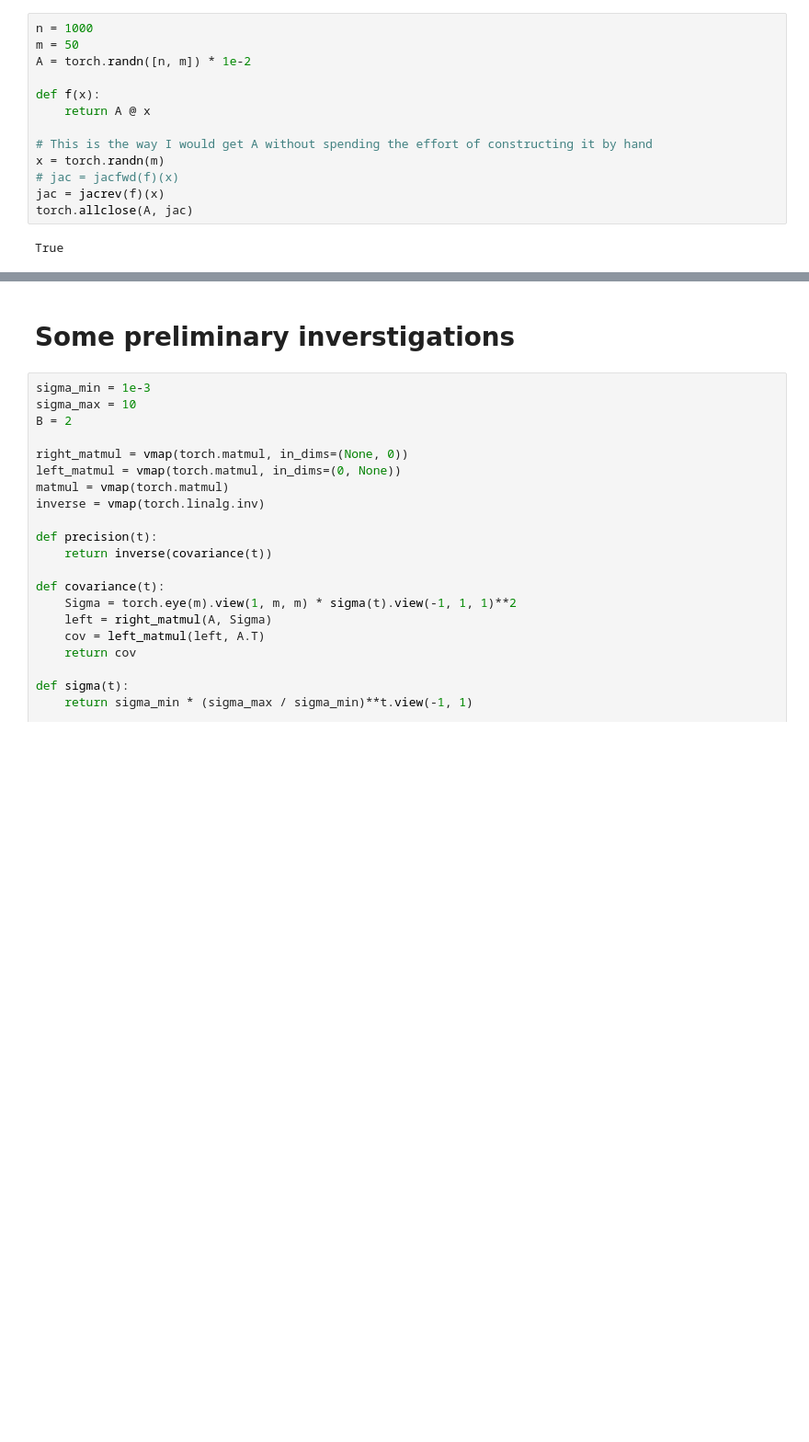
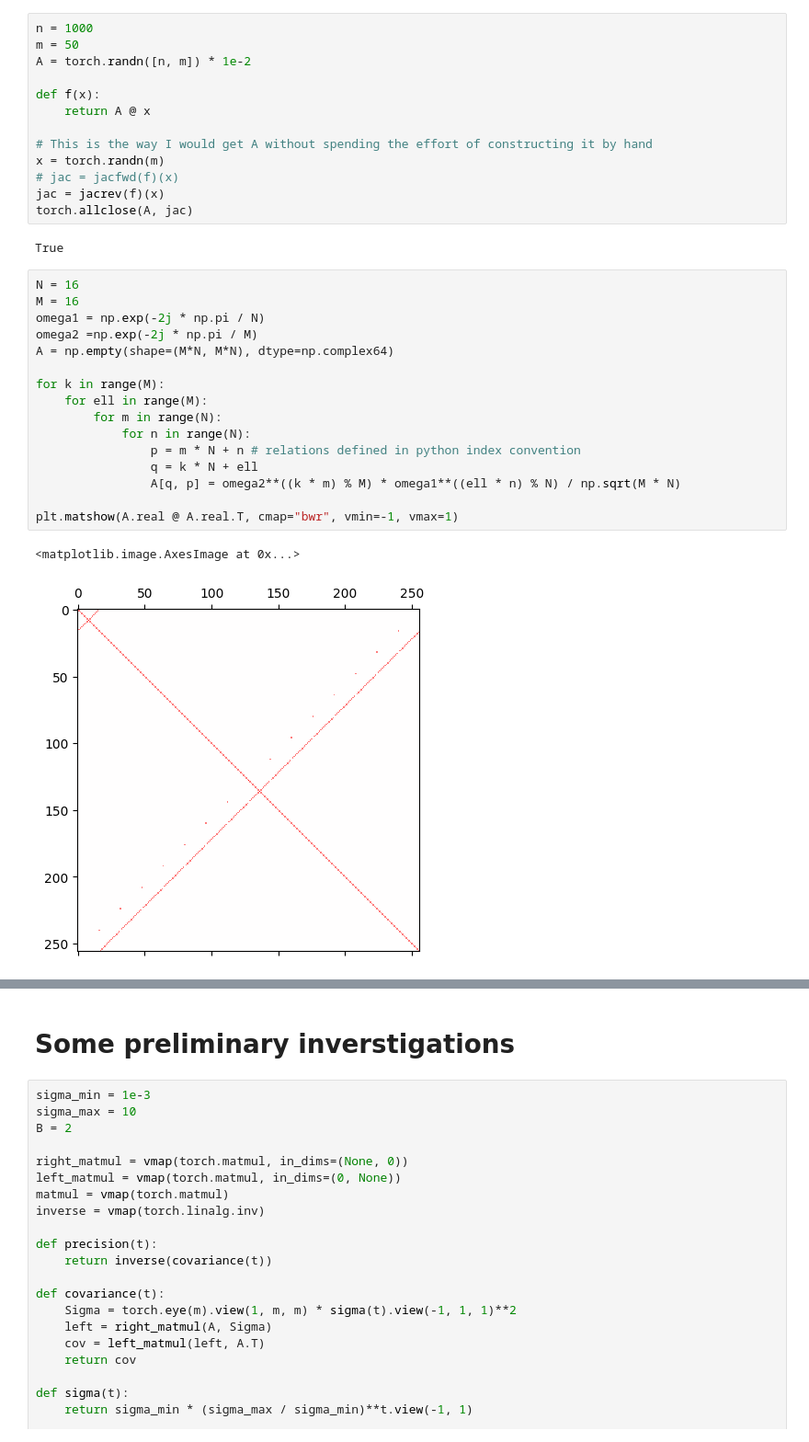
Before and after one commit to AlexandreAdam/DeblendingGalaxies, a Jupyter notebook: notebooks/exploration_correlated_gaussian_approx.ipynb, the cells around one changed output, grey strips where cells are left out. Shown at 92% size. Saved outputs shown, nothing was run; the diff lists cells and outputs as text; blank space fills up the shorter version.

```diff
--- a/notebooks/exploration_correlated_gaussian_approx.ipynb
+++ b/notebooks/exploration_correlated_gaussian_approx.ipynb
@@ -32,3 +32,22 @@ jac = jacrev(f)(x)
 torch.allclose(A, jac)
 # %% [output]
 True
+# %%
+N = 16
+M = 16
+omega1 = np.exp(-2j * np.pi / N)
+omega2 =np.exp(-2j * np.pi / M)
+A = np.empty(shape=(M*N, M*N), dtype=np.complex64)
+
+for k in range(M):
+    for ell in range(M):
+        for m in range(N):
+            for n in range(N):
+                p = m * N + n # relations defined in python index convention
+                q = k * N + ell
+                A[q, p] = omega2**((k * m) % M) * omega1**((ell * n) % N) / np.sqrt(M * N)
+
+plt.matshow(A.real @ A.real.T, cmap="bwr", vmin=-1, vmax=1)
+# %% [output]
+<matplotlib.image.AxesImage at 0x...>
+[figure, added]
```
Also changed, not shown: parts of 15 cells of this notebook, 1 other file.
